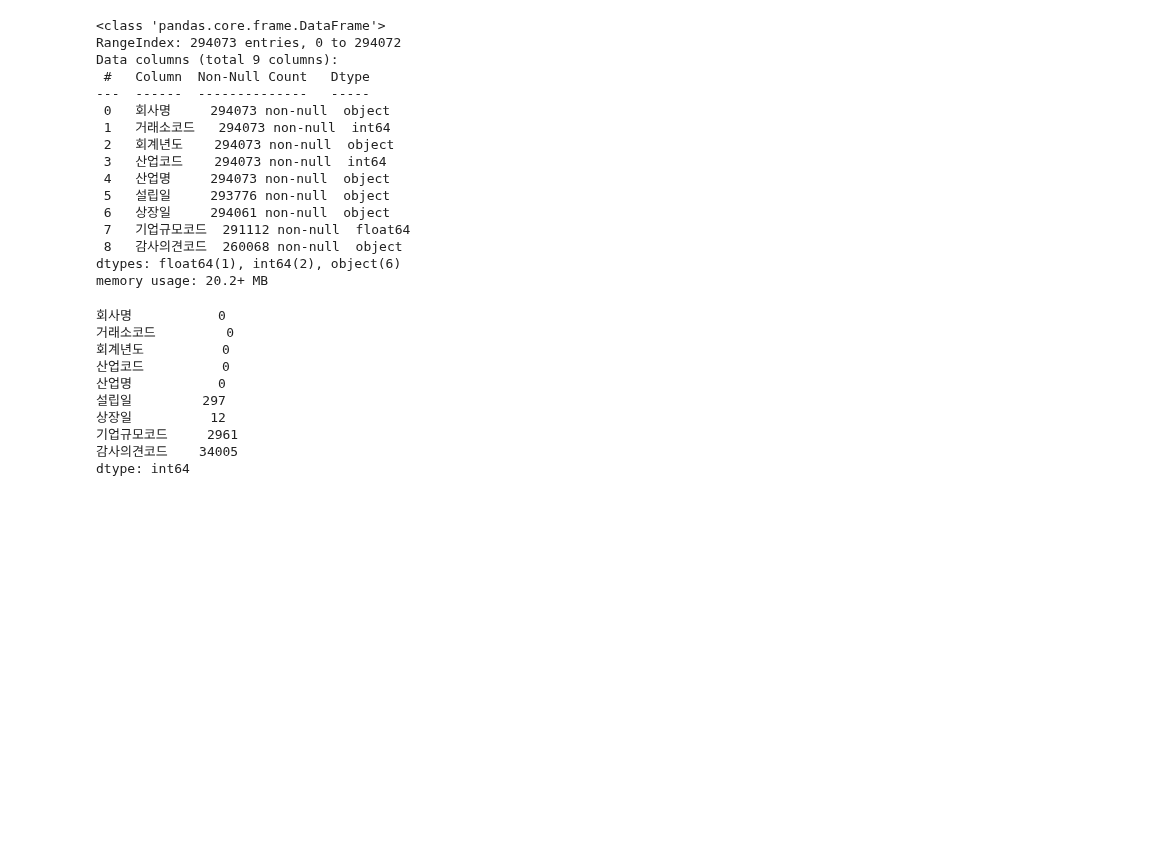
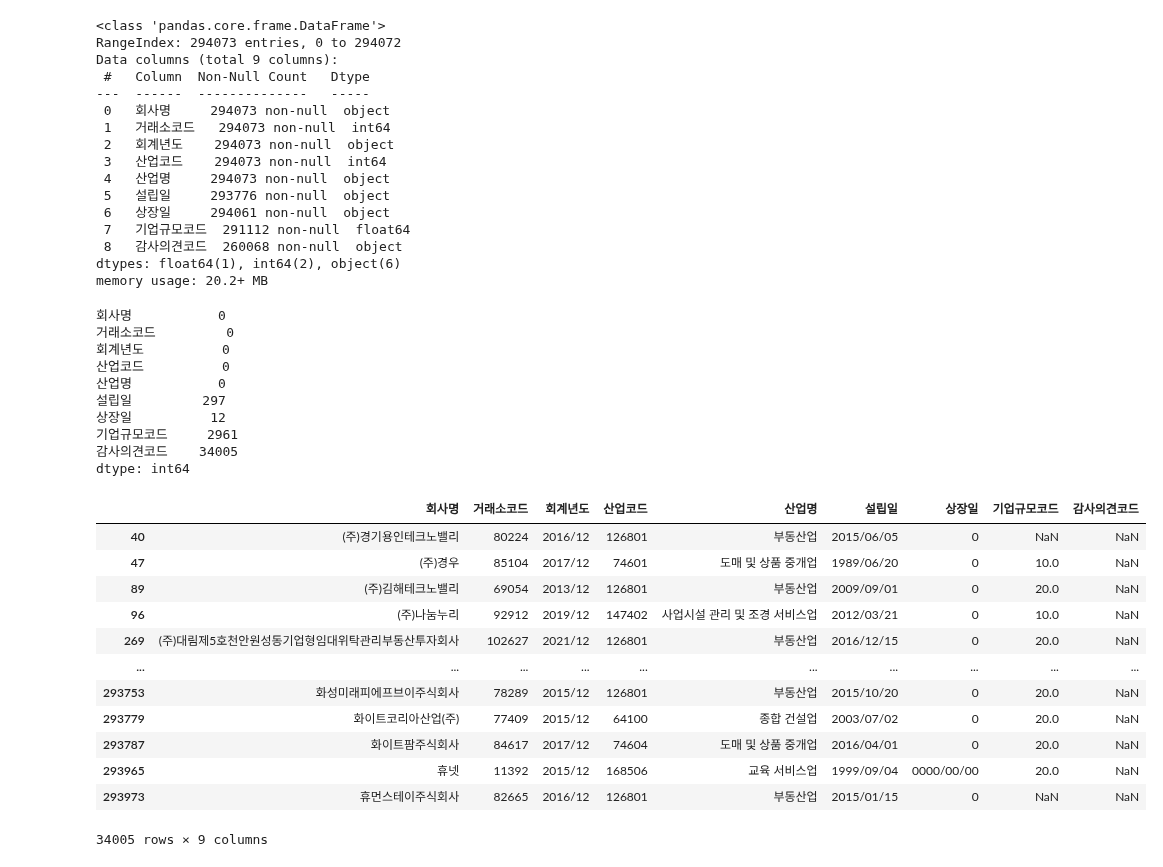
Before and after one commit to BDooHyun/ubion_python_class_01, a Jupyter notebook: 프로젝트2/target.ipynb, the cells around one changed output. Saved outputs shown, nothing was run; the diff lists cells and outputs as text; code cells hidden in the pictures; blank space fills up the shorter version.

```diff
--- a/프로젝트2/target.ipynb
+++ b/프로젝트2/target.ipynb
@@ -173,3 +173,19 @@ total_df3.isna().sum()
 기업규모코드     2961
 감사의견코드    34005
 dtype: int64
+# %%
+total_df3[total_df3['감사의견코드'].isna()]
+# %% [output]
+|  | 회사명 | 거래소코드 | 회계년도 | 산업코드 | 산업명 | 설립일 | 상장일 | 기업규모코드 | 감사의견코드 |
+| 40 | (주)경기용인테크노밸리 | 80224 | 2016/12 | 126801 | 부동산업 | 2015/06/05 | 0 | NaN | NaN |
+| 47 | (주)경우 | 85104 | 2017/12 | 74601 | 도매 및 상품 중개업 | 1989/06/20 | 0 | 10.0 | NaN |
+| 89 | (주)김해테크노밸리 | 69054 | 2013/12 | 126801 | 부동산업 | 2009/09/01 | 0 | 20.0 | NaN |
+| 96 | (주)나눔누리 | 92912 | 2019/12 | 147402 | 사업시설 관리 및 조경 서비스업 | 2012/03/21 | 0 | 10.0 | NaN |
+| 269 | (주)대림제5호천안원성동기업형임대위탁관리부동산투자회사 | 102627 | 2021/12 | 126801 | 부동산업 | 2016/12/15 | 0 | 20.0 | NaN |
+| ... | ... | ... | ... | ... | ... | ... | ... | ... | ... |
+| 293753 | 화성미래피에프브이주식회사 | 78289 | 2015/12 | 126801 | 부동산업 | 2015/10/20 | 0 | 20.0 | NaN |
+| 293779 | 화이트코리아산업(주) | 77409 | 2015/12 | 64100 | 종합 건설업 | 2003/07/02 | 0 | 20.0 | NaN |
+| 293787 | 화이트팜주식회사 | 84617 | 2017/12 | 74604 | 도매 및 상품 중개업 | 2016/04/01 | 0 | 20.0 | NaN |
+| 293965 | 휴넷 | 11392 | 2015/12 | 168506 | 교육 서비스업 | 1999/09/04 | 0000/00/00 | 20.0 | NaN |
+| 293973 | 휴먼스테이주식회사 | 82665 | 2016/12 | 126801 | 부동산업 | 2015/01/15 | 0 | NaN | NaN |
+34005 rows × 9 columns
```
Also changed, not shown: parts of 6 cells of this notebook, 20 other files.
